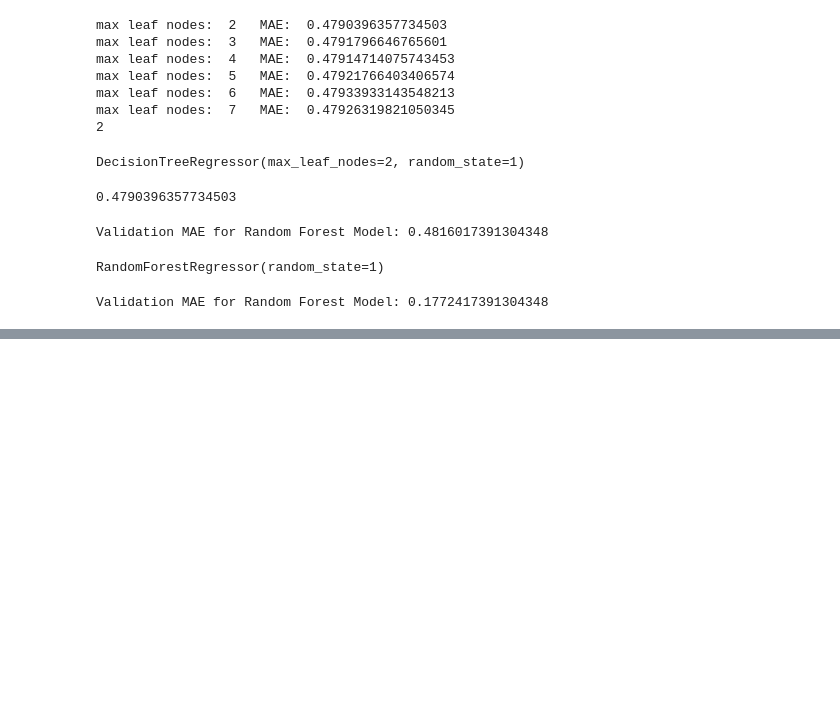
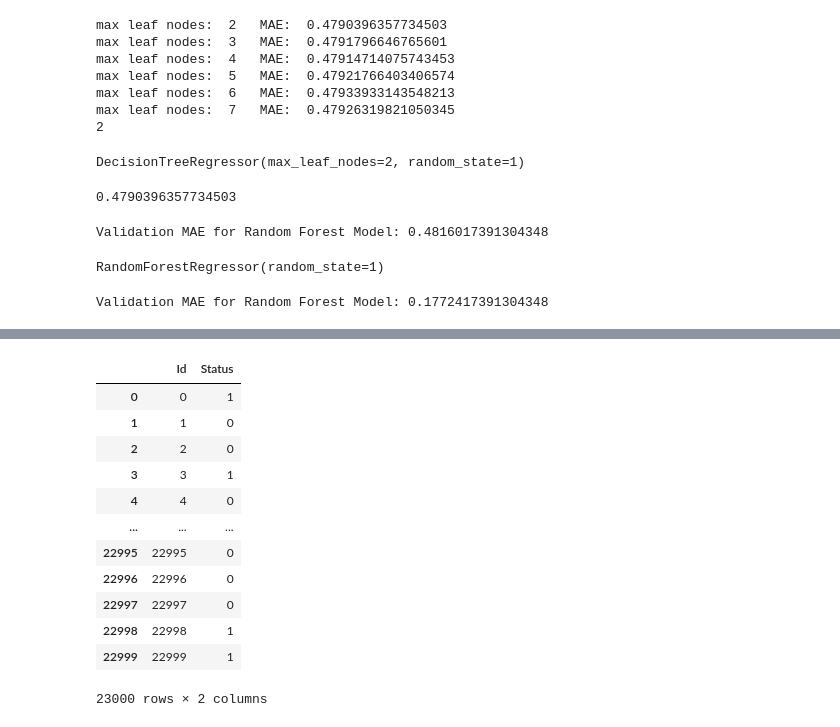
Before and after one commit to mkdinindu/ML_Course_Work, a Jupyter notebook: JupyterProject/ml-cw-second-trail.ipynb, the cells around one changed output, grey strips where cells are left out. Drawn from its saved outputs; the diff is of its cells as text; code cells hidden in the pictures; blank space fills up the shorter version.

```diff
--- a/JupyterProject/ml-cw-second-trail.ipynb
+++ b/JupyterProject/ml-cw-second-trail.ipynb
@@ -246,0 +287,20 @@ Validation MAE for Random Forest Model: 0.1772417391304348
+# %%
+inputData = pd.DataFrame({'Id': parkinsonsData.index,
+                          'Status': parkinsonsData.Parkinsons_Status})
+inputData.to_csv('inputData.csv',index=False)
+# %%
+inputData
+# %% [output]
+|  | Id | Status |
+| 0 | 0 | 1 |
+| 1 | 1 | 0 |
+| 2 | 2 | 0 |
+| 3 | 3 | 1 |
+| 4 | 4 | 0 |
+| ... | ... | ... |
+| 22995 | 22995 | 0 |
+| 22996 | 22996 | 0 |
+| 22997 | 22997 | 0 |
+| 22998 | 22998 | 1 |
+| 22999 | 22999 | 1 |
+23000 rows × 2 columns
```
Also changed, not shown: parts of 3 cells of this notebook, 2 other files.
